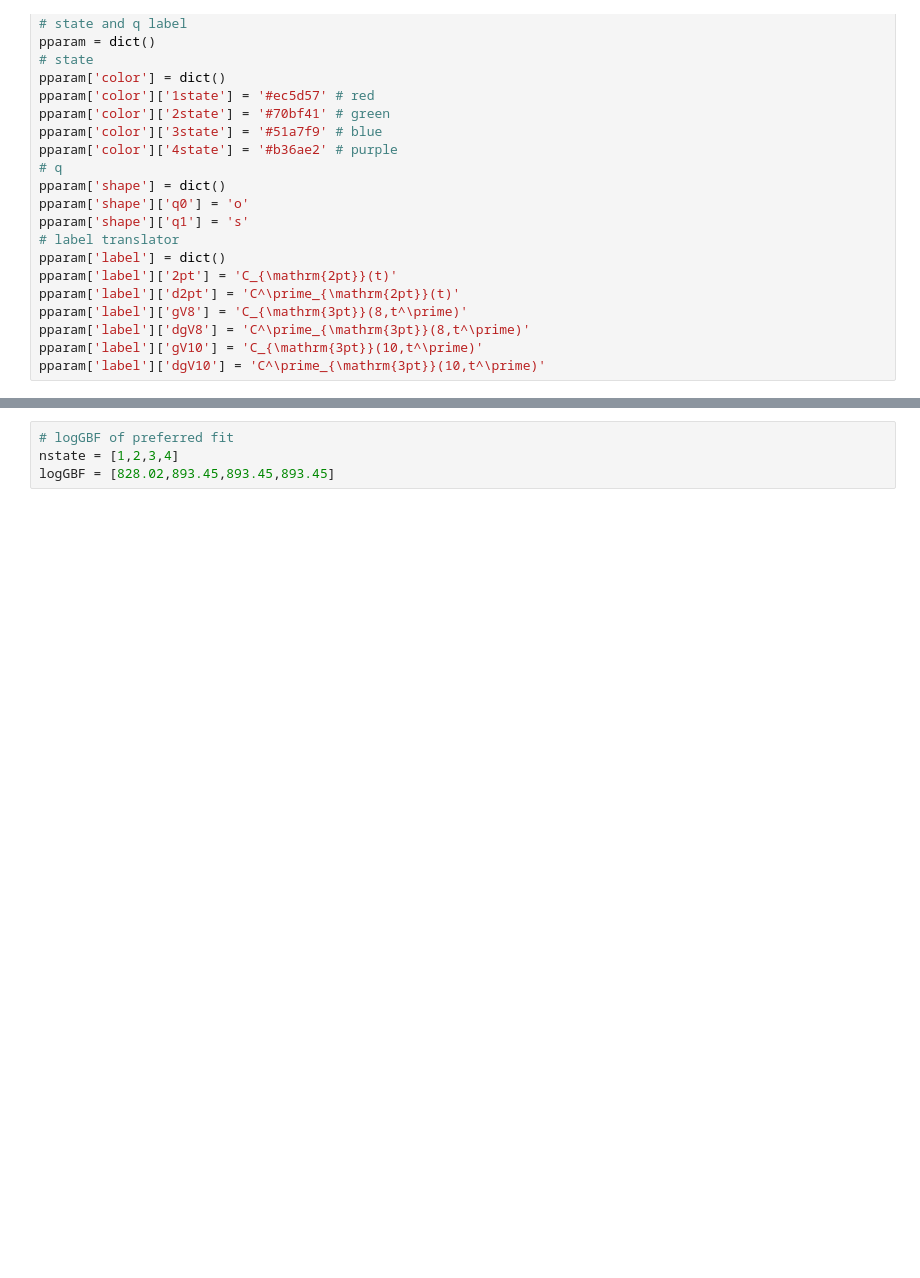
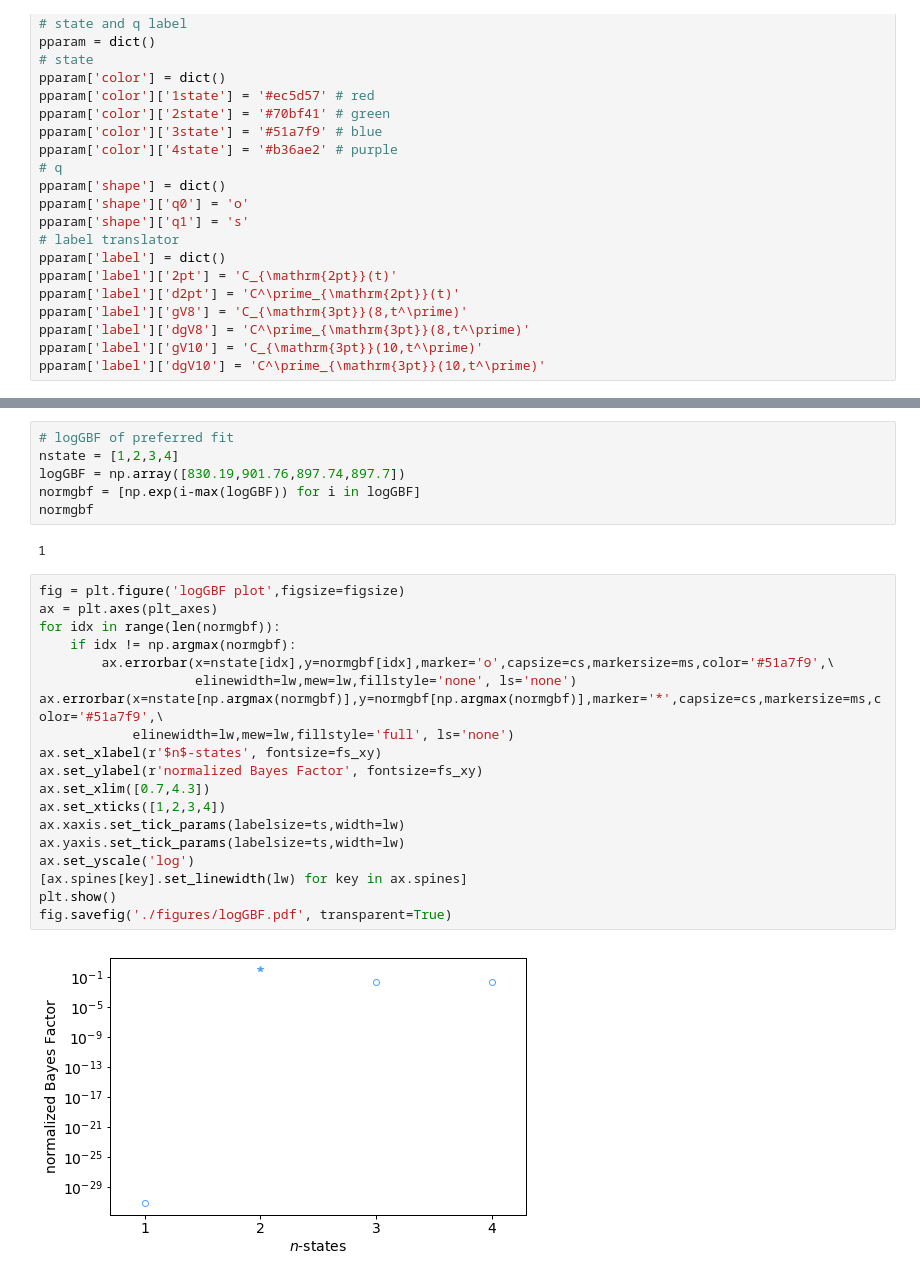
Before and after one commit to cchang5/pcr, a Jupyter notebook: paper/plots/make_stability.ipynb, the cells around one changed output, grey strips where cells are left out. Cells and saved outputs as stored; diff of their text form; blank space fills up the shorter version.

```diff
--- a/paper/plots/make_stability.ipynb
+++ b/paper/plots/make_stability.ipynb
@@ -147,4 +148,29 @@ fig.savefig('./figures/%s_dgV.pdf' %corrtype, transparent=True)
-# %%
-# logGBF of preferred fit
-nstate = [1,2,3,4]
-logGBF = [828.02,893.45,893.45,893.45]
+# %%
+# logGBF of preferred fit
+nstate = [1,2,3,4]
+logGBF = np.array([830.19,901.76,897.74,897.7])
+normgbf = [np.exp(i-max(logGBF)) for i in logGBF]
+normgbf
+# %% [output]
+1
+# %%
+fig = plt.figure('logGBF plot',figsize=figsize)
+ax = plt.axes(plt_axes)
+for idx in range(len(normgbf)):
+    if idx != np.argmax(normgbf):
+        ax.errorbar(x=nstate[idx],y=normgbf[idx],marker='o',capsize=cs,markersize=ms,color='#51a7f9',\
+                    elinewidth=lw,mew=lw,fillstyle='none', ls='none')
+ax.errorbar(x=nstate[np.argmax(normgbf)],y=normgbf[np.argmax(normgbf)],marker='*',capsize=cs,markersize=ms,color='#51a7f9',\
+            elinewidth=lw,mew=lw,fillstyle='full', ls='none')
+ax.set_xlabel(r'$n$-states', fontsize=fs_xy)
+ax.set_ylabel(r'normalized Bayes Factor', fontsize=fs_xy)
+ax.set_xlim([0.7,4.3])
+ax.set_xticks([1,2,3,4])
+ax.xaxis.set_tick_params(labelsize=ts,width=lw)
+ax.yaxis.set_tick_params(labelsize=ts,width=lw)
+ax.set_yscale('log')
+[ax.spines[key].set_linewidth(lw) for key in ax.spines]
+plt.show()
+fig.savefig('./figures/logGBF.pdf', transparent=True)
+# %% [output]
+[figure, added]
```
Also changed, not shown: parts of 4 cells of this notebook, 30 other files.
